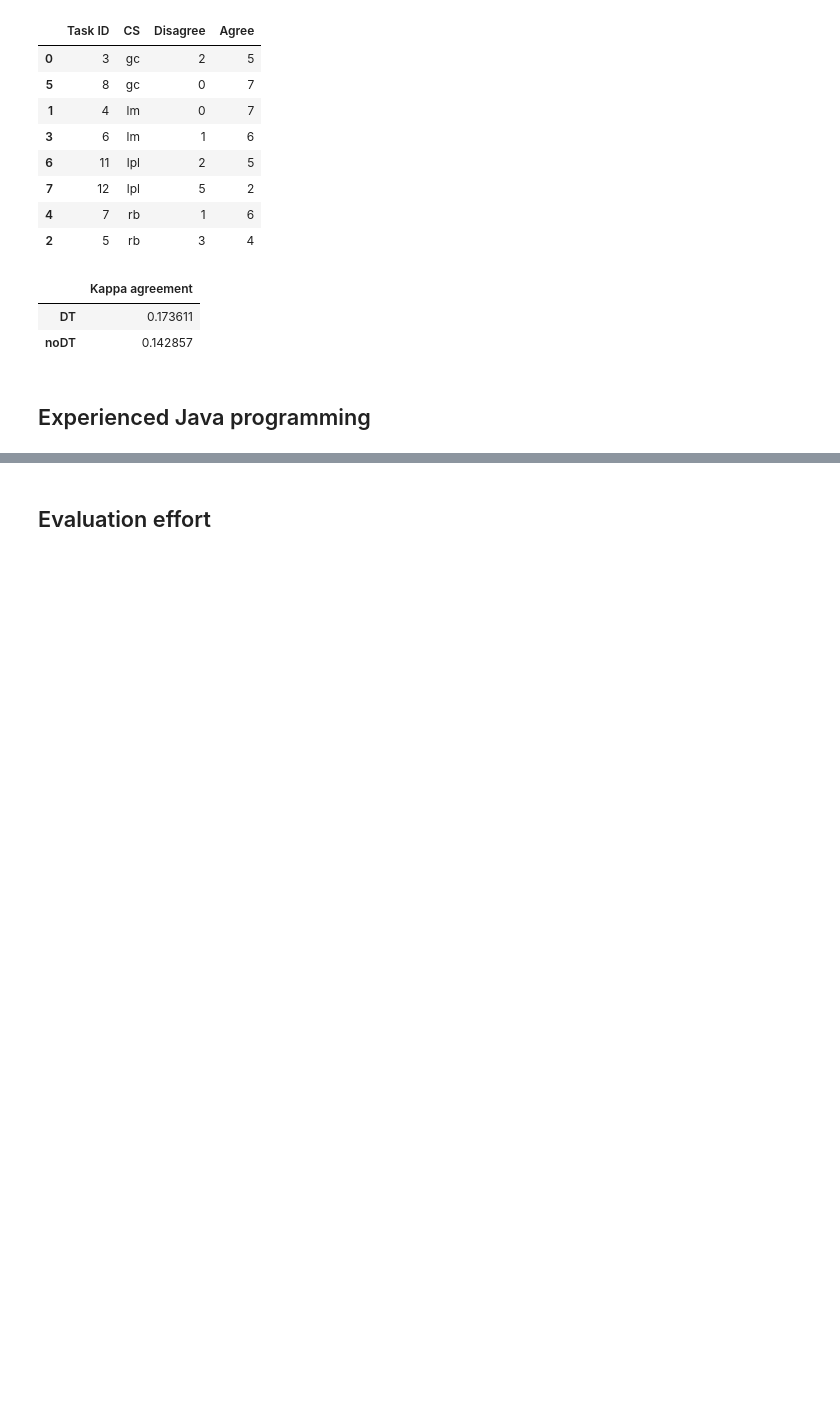
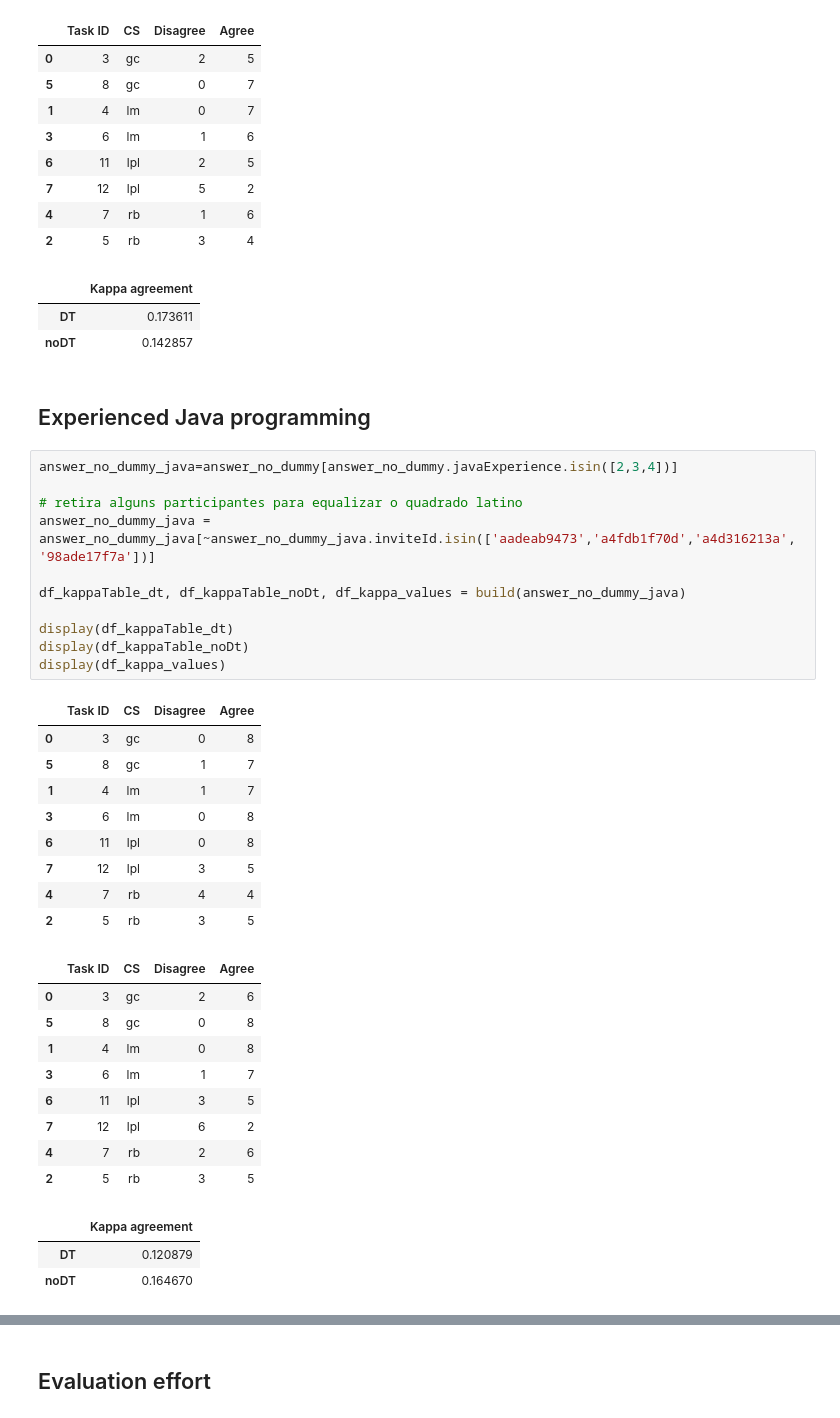
Before and after one commit to christianorossini/masterProject, a Jupyter notebook: experiment/experiments.ipynb, the cells around one changed output, grey strips where cells are left out. Saved outputs shown, nothing was run; the diff lists cells and outputs as text; blank space fills up the shorter version.

```diff
--- a/experiment/experiments.ipynb
+++ b/experiment/experiments.ipynb
@@ -238,3 +238,36 @@ display(df_kappa_values)
 | noDT | 0.142857 |
 # %% [markdown]
 ## Experienced Java programming
+# %%
+answer_no_dummy_java=answer_no_dummy[answer_no_dummy.javaExperience.isin([2,3,4])]
+
+# retira alguns participantes para equalizar o quadrado latino
+answer_no_dummy_java = answer_no_dummy_java[~answer_no_dummy_java.inviteId.isin(['aadeab9473','a4fdb1f70d','a4d316213a', '98ade17f7a'])]
+
+df_kappaTable_dt, df_kappaTable_noDt, df_kappa_values = build(answer_no_dummy_java)
+
+display(df_kappaTable_dt)
+display(df_kappaTable_noDt)
+display(df_kappa_values)
+# %% [output]
+|  | Task ID | CS | Disagree | Agree |
+| 0 | 3 | gc | 0 | 8 |
+| 5 | 8 | gc | 1 | 7 |
+| 1 | 4 | lm | 1 | 7 |
+| 3 | 6 | lm | 0 | 8 |
+| 6 | 11 | lpl | 0 | 8 |
+| 7 | 12 | lpl | 3 | 5 |
+| 4 | 7 | rb | 4 | 4 |
+| 2 | 5 | rb | 3 | 5 |
+|  | Task ID | CS | Disagree | Agree |
+| 0 | 3 | gc | 2 | 6 |
+| 5 | 8 | gc | 0 | 8 |
+| 1 | 4 | lm | 0 | 8 |
+| 3 | 6 | lm | 1 | 7 |
+| 6 | 11 | lpl | 3 | 5 |
+| 7 | 12 | lpl | 6 | 2 |
+| 4 | 7 | rb | 2 | 6 |
+| 2 | 5 | rb | 3 | 5 |
+|  | Kappa agreement |
+| DT | 0.120879 |
+| noDT | 0.164670 |
```
Also changed, not shown: parts of 7 cells of this notebook, 5 other files.
